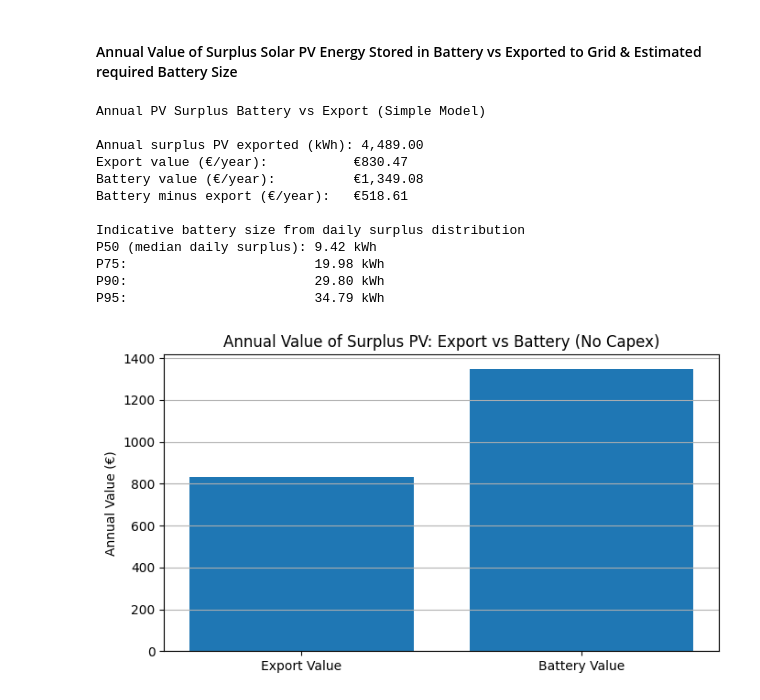
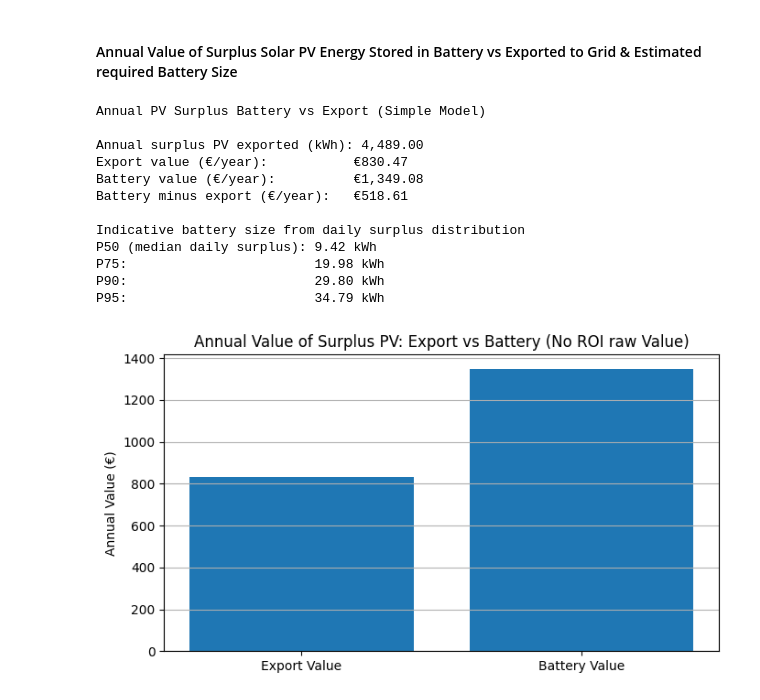
Before and after one commit to p-sav/PFDA, a Jupyter notebook: Project/Energy_analysis.ipynb, the cells around one changed output. Drawn from its saved outputs; the diff is of its cells as text; code cells hidden in the pictures.

```diff
--- a/Project/Energy_analysis.ipynb
+++ b/Project/Energy_analysis.ipynb
@@ -1619,40 +1619,40 @@ p95_size = p95_size / battery_usable_fraction                    # Required nomi
 
 # Print summary results
 print("Annual PV Surplus Battery vs Export (Simple Model)\n")     # Header text
 
 print(f"Annual surplus PV exported (kWh): {annual_surplus_kwh:,.2f}")                         # Annual surplus
 print(f"Export value (€/year):           €{annual_export_value:,.2f}")                        # Export revenue
 print(f"Battery value (€/year):          €{annual_battery_value:,.2f}")                       # Avoided import value
 print(f"Battery minus export (€/year):   €{annual_battery_minus_export:,.2f}\n")              # Net advantage
 
 print("Indicative battery size from daily surplus distribution")                              # Battery sizing info
 print(f"P50 (median daily surplus): {p50_size:,.2f} kWh")                                     # Median size
 print(f"P75:                        {p75_size:,.2f} kWh")                                     # 75th percentile
 print(f"P90:                        {p90_size:,.2f} kWh")                                     # 90th percentile
 print(f"P95:                        {p95_size:,.2f} kWh")                                     # 95th percentile
 
 # Bar chart of export vs battery value
-labels = ['Export Value', 'Battery Value']                           # Two bars
-values = [annual_export_value, annual_battery_value]                 # €/year values
+labels = ['Export Value', 'Battery Value']                                        # Two bars
+values = [annual_export_value, annual_battery_value]                              # €/year values
 
-plt.figure(figsize=(7, 4))                                           # Set figure size
-plt.bar(labels, values)                                              # Plot bars
-plt.ylabel("Annual Value (€)")                                       # Y axis label
-plt.title("Annual Value of Surplus PV: Export vs Battery (No Capex)") # Title
-plt.grid(axis='y')                                                   # Horizontal grid
-plt.tight_layout()                                                   # Clean layout
-plt.show()                                                           # Render plot
+plt.figure(figsize=(7, 4))                                                        # Set figure size
+plt.bar(labels, values)                                                           # Plot bars
+plt.ylabel("Annual Value (€)")                                                    # Y axis label
+plt.title("Annual Value of Surplus PV: Export vs Battery (No ROI raw Value)")     # Title
+plt.grid(axis='y')                                                                # Horizontal grid
+plt.tight_layout()                                                                # Clean layout
+plt.show()                                                                        # Render plot
 # %% [output]
 Annual PV Surplus Battery vs Export (Simple Model)
 
 Annual surplus PV exported (kWh): 4,489.00
 Export value (€/year):           €830.47
 Battery value (€/year):          €1,349.08
 Battery minus export (€/year):   €518.61
 
 Indicative battery size from daily surplus distribution
 P50 (median daily surplus): 9.42 kWh
 P75:                        19.98 kWh
 P90:                        29.80 kWh
 P95:                        34.79 kWh
-[figure, old version]
+[figure, new version]
```
Also changed, not shown: parts of 3 cells of this notebook.
